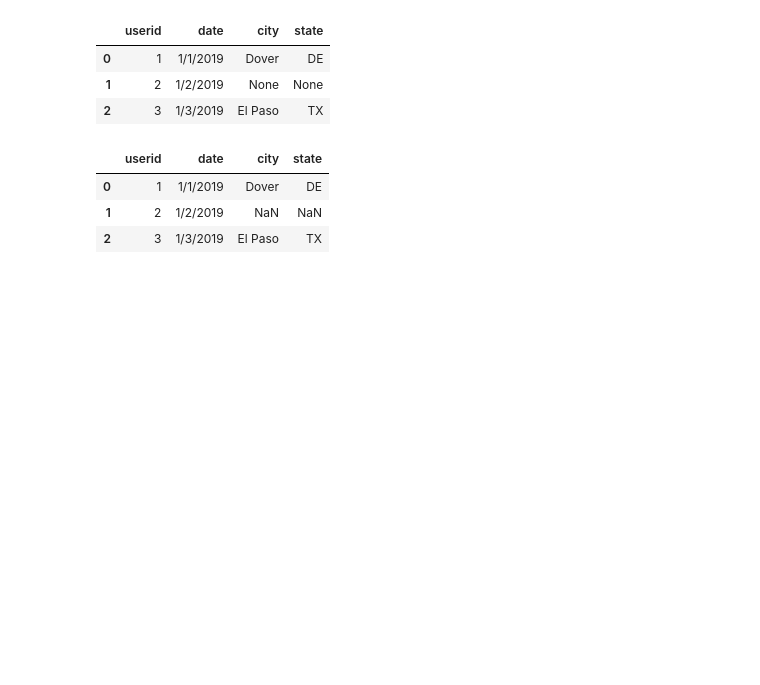
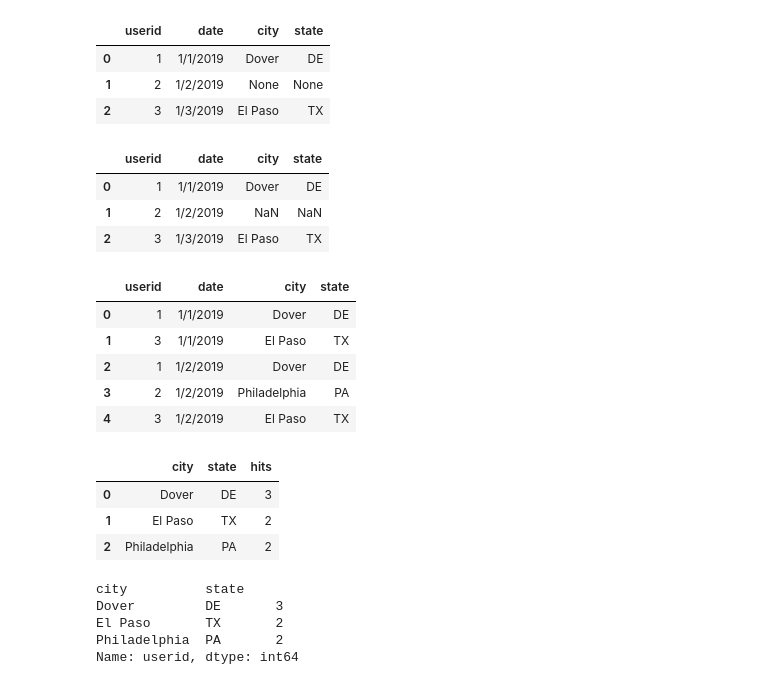
Before and after one commit to ewalsh/practicalDAwithPy, a Jupyter notebook: data_munge.ipynb, the cells around one changed output. Saved outputs shown, nothing was run; the diff lists cells and outputs as text; code cells hidden in the pictures; blank space fills up the shorter version.

```diff
--- a/data_munge.ipynb
+++ b/data_munge.ipynb
@@ -205,3 +205,30 @@ df_lj2.head()
 | 0 | 1 | 1/1/2019 | Dover | DE |
 | 1 | 2 | 1/2/2019 | NaN | NaN |
 | 2 | 3 | 1/3/2019 | El Paso | TX |
+# %%
+df_ugh = pd.read_sql_query("select * from tbl_user_geo_hits;", conn)
+df_ugh.head()
+# %% [output]
+|  | userid | date | city | state |
+| 0 | 1 | 1/1/2019 | Dover | DE |
+| 1 | 3 | 1/1/2019 | El Paso | TX |
+| 2 | 1 | 1/2/2019 | Dover | DE |
+| 3 | 2 | 1/2/2019 | Philadelphia | PA |
+| 4 | 3 | 1/2/2019 | El Paso | TX |
+# %%
+df_gbSQL = pd.read_sql_query("select city, state, count(*) as hits from tbl_user_geo_hits group by 1, 2;", conn)
+df_gbSQL.head()
+# %% [output]
+|  | city | state | hits |
+| 0 | Dover | DE | 3 |
+| 1 | El Paso | TX | 2 |
+| 2 | Philadelphia | PA | 2 |
+# %%
+df_gb_cs = df_ugh.groupby(["city", "state"])["userid"].count()
+df_gb_cs.head()
+# %% [output]
+city          state
+Dover         DE       3
+El Paso       TX       2
+Philadelphia  PA       2
+Name: userid, dtype: int64
```
Also changed, not shown: parts of 3 cells of this notebook, 8 other files.
